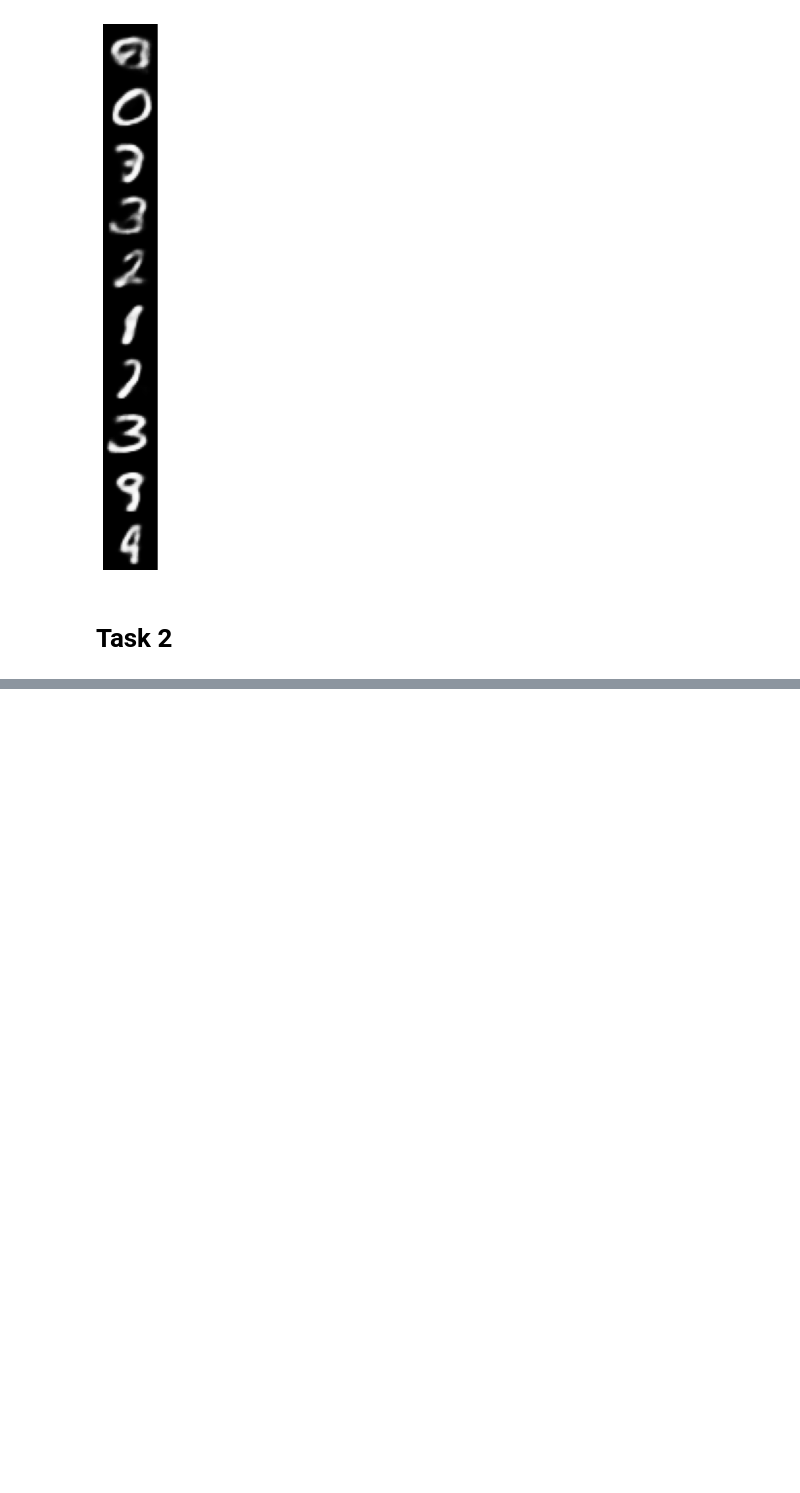
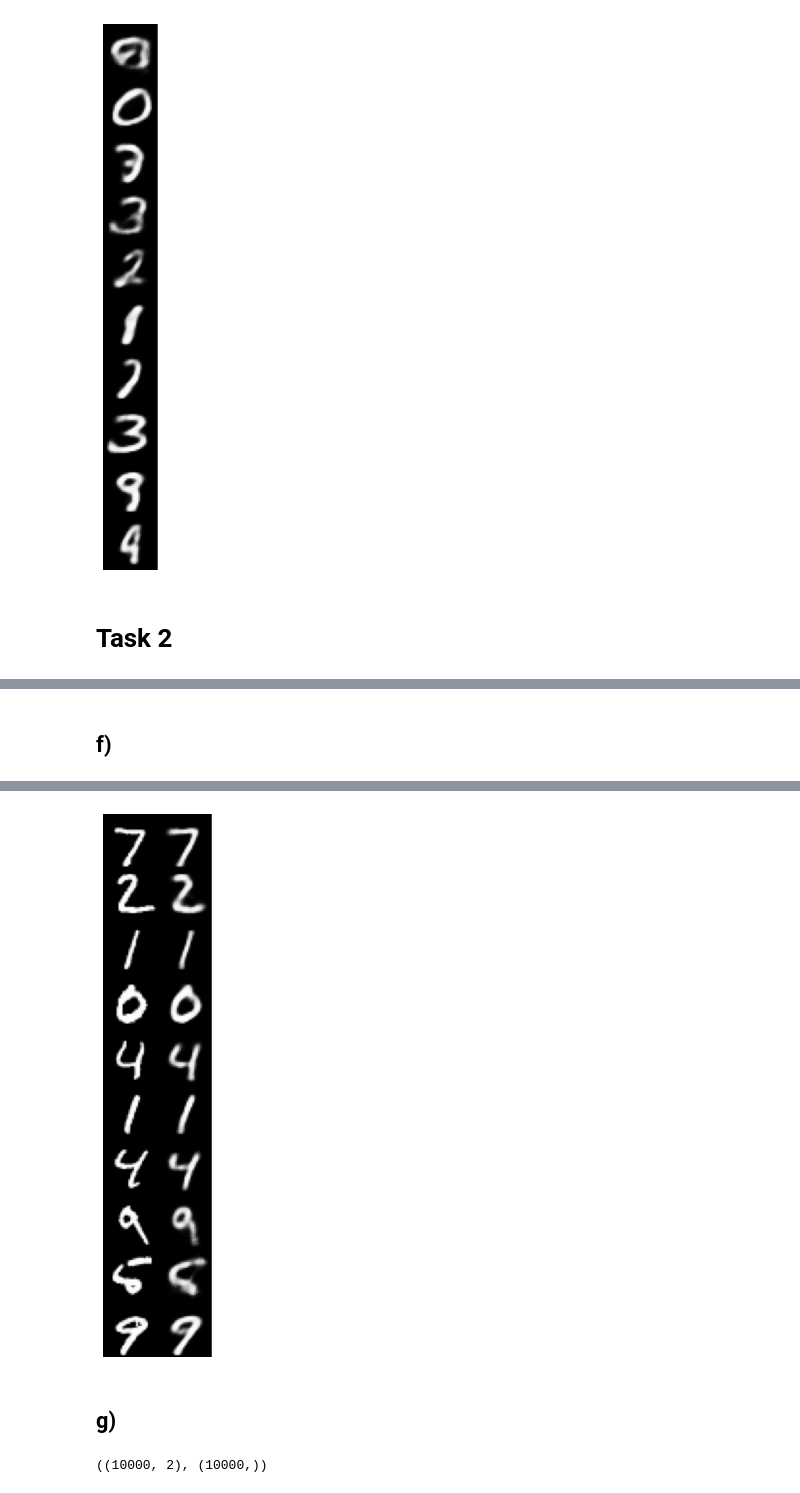
Before and after one commit to WMerlin/MatUnder, a Jupyter notebook: homeworks/2024_04_24/Lab14/SwiatekPatryk.ipynb, the cells around one changed output, grey strips where cells are left out. Saved outputs shown, nothing was run; the diff lists cells and outputs as text; code cells hidden in the pictures; blank space fills up the shorter version.

```diff
--- a/homeworks/2024_04_24/Lab14/SwiatekPatryk.ipynb
+++ b/homeworks/2024_04_24/Lab14/SwiatekPatryk.ipynb
@@ -401,6 +401,7 @@ class cVAE(keras.Model):
         now data have the c vector as last columns
         """
         c = tf.cast(data[:,-1], dtype=tf.float32)
+        c = tf.reshape(c, (-1,1))
         with tf.GradientTape() as tape:
             z_mean, z_log_var, z = self.encoder(data)
             reconstruction = self.decoder(tf.concat([z,c], 1))
@@ -418,0 +442,21 @@ cvae.fit(np.c_[x_train, y_train], epochs=10, batch_size=128)
+# %% [markdown]
+## f)
+# %%
+z_test_pred = cvae.encoder.predict(np.c_[x_test,y_test])
+test_pred = cvae.decoder.predict(np.c_[z_test_pred[2],y_test])
+
+
+n = 10  # figure with 10 x 2 digits
+digit_size = (np.sqrt(original_dim)).astype('int')
+fig = plt.figure(figsize=(10, 10))
+figure = np.zeros((digit_size * n, digit_size * 2))
+decoded = test_pred
+
+for i in range(10):
+    figure[i * digit_size: (i + 1) * digit_size, :digit_size] = x_test[i, :].reshape(digit_size, digit_size)
+    figure[i * digit_size: (i + 1) * digit_size, digit_size:] = decoded[i, :].reshape(digit_size, digit_size)
+
+plt.imshow(figure, cmap='Greys_r')
+plt.axis('off')
+plt.show()
+# %% [output]
@@ -418,0 +465,3 @@ cvae.fit(np.c_[x_train, y_train], epochs=10, batch_size=128)
+[figure, added]
+# %% [markdown]
+## g)
@@ -418,0 +472,4 @@ cvae.fit(np.c_[x_train, y_train], epochs=10, batch_size=128)
+# %%
+z_test_pred_tsne.shape, y_test.shape
+# %% [output]
+((10000, 2), (10000,))
```
Also changed, not shown: parts of 15 cells of this notebook.
